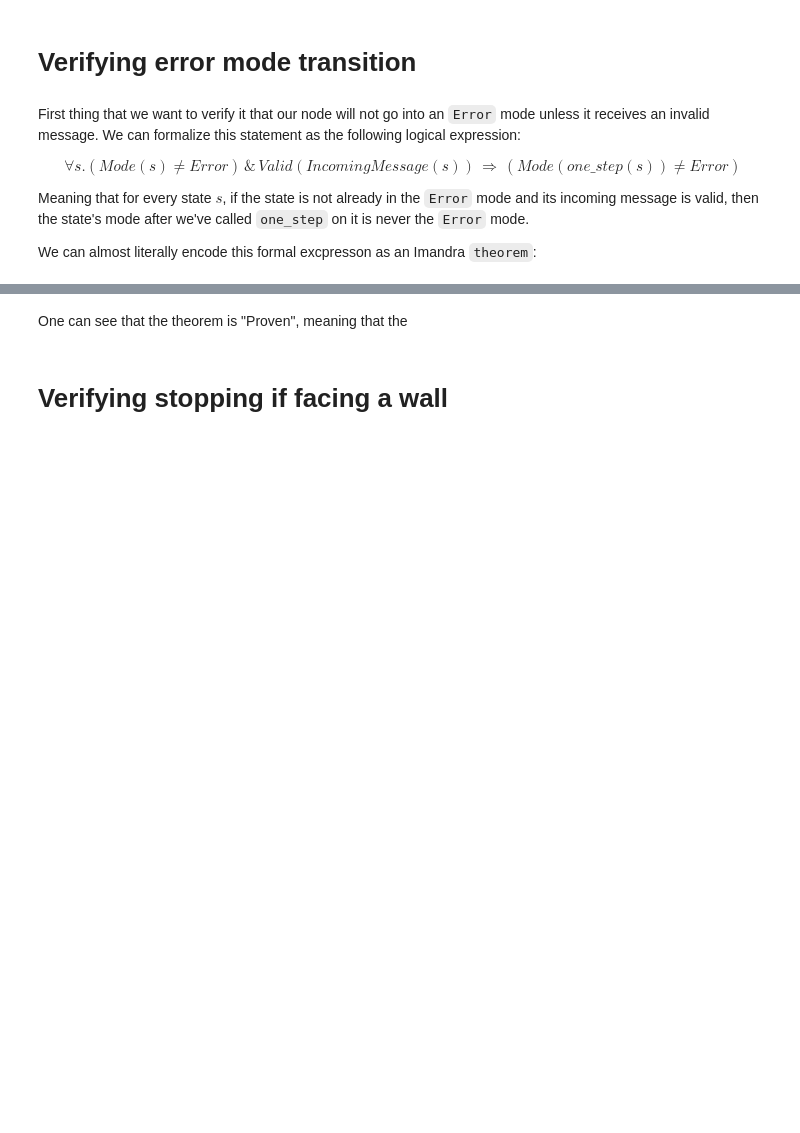
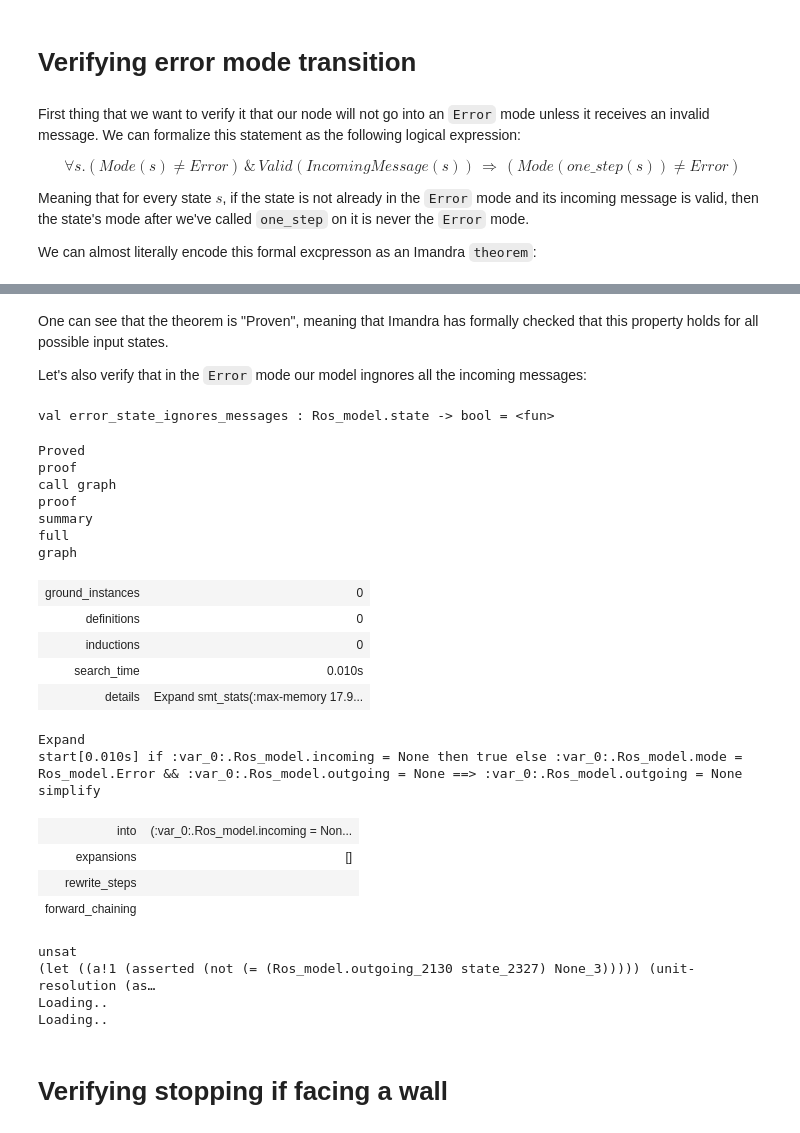
Before and after one commit to imandra-ai/imandra-ros, a Jupyter notebook: imandra_model/ROS_Model.ipynb, the cells around one changed output, grey strips where cells are left out. Saved outputs shown, nothing was run; the diff lists cells and outputs as text; code cells hidden in the pictures; blank space fills up the shorter version.

```diff
--- a/imandra_model/ROS_Model.ipynb
+++ b/imandra_model/ROS_Model.ipynb
@@ -74,8 +74,41 @@ unsat
 (let ((a!1 (asserted (not (= (Ros_model.mode_2128 state_2207) Ros_model…
 Loading..
 Loading..
-# %% [markdown]
-One can see that the theorem is "Proven", meaning that the
+# %% [markdown]
+One can see that the theorem is "Proven", meaning that Imandra has formally checked that this property holds for all possible input states.
+
+Let's also verify that in the `Error` mode our model ingnores all the incoming messages:
+# %%
+theorem error_state_ignores_messages state =
+  match state.incoming with None -> true | Some msg ->
+  (  state.mode = Error
+  && state.outgoing = None
+  ) ==> state.outgoing = None
+# %% [output]
+val error_state_ignores_messages : Ros_model.state -> bool = <fun>
+Proved
+proof
+call graph
+proof
+summary
+full
+graph
+| ground_instances | 0 |
+| definitions | 0 |
+| inductions | 0 |
+| search_time | 0.010s |
+| details | Expand smt_stats(:max-memory 17.9... |
+Expand
+start[0.010s] if :var_0:.Ros_model.incoming = None then true else :var_0:.Ros_model.mode = Ros_model.Error && :var_0:.Ros_model.outgoing = None ==> :var_0:.Ros_model.outgoing = None
+simplify
+| into | (:var_0:.Ros_model.incoming = Non... |
+| expansions | [] |
+| rewrite_steps |  |
+| forward_chaining |  |
+unsat
+(let ((a!1 (asserted (not (= (Ros_model.outgoing_2130 state_2327) None_3))))) (unit-resolution (as…
+Loading..
+Loading..
 # %% [markdown]
 # Verifying stopping if facing a wall
 # %% [markdown]
```
Also changed, not shown: parts of 11 cells of this notebook.
